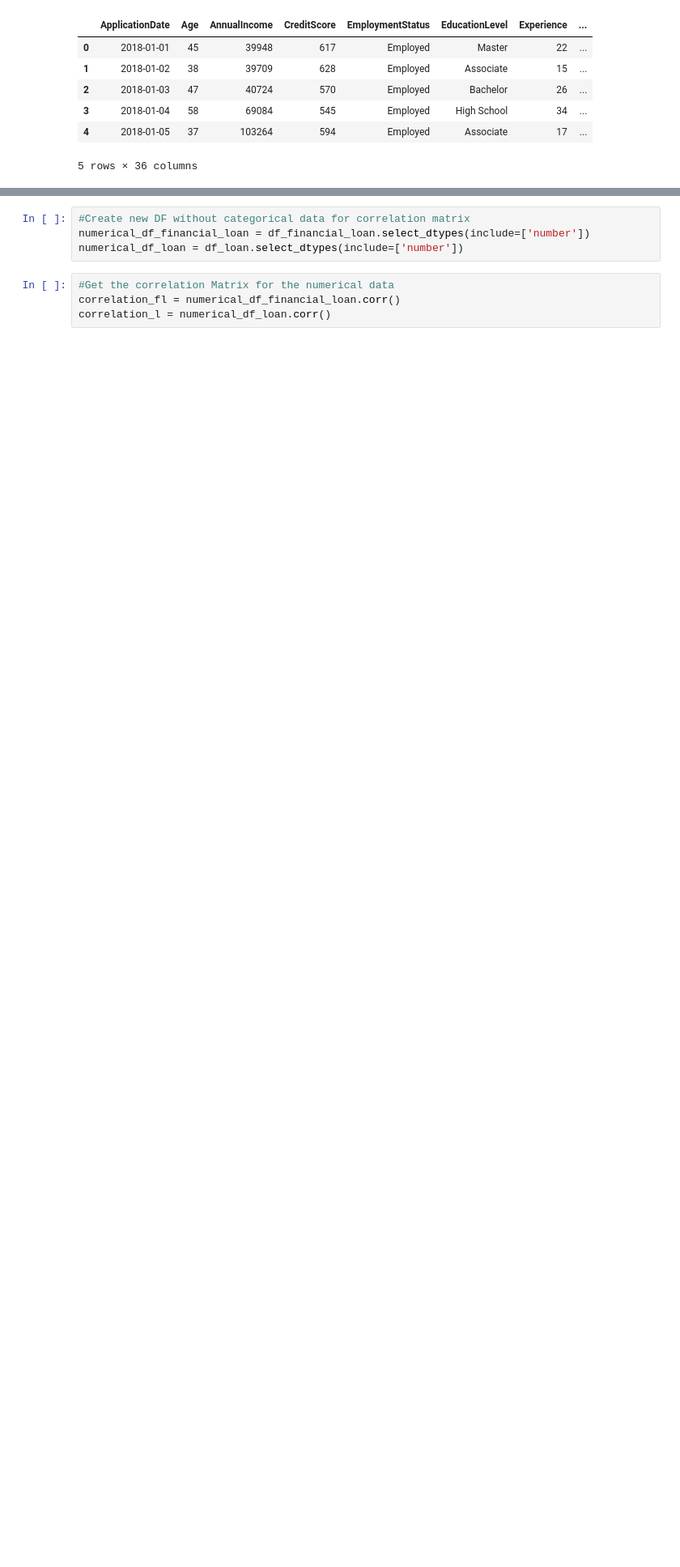
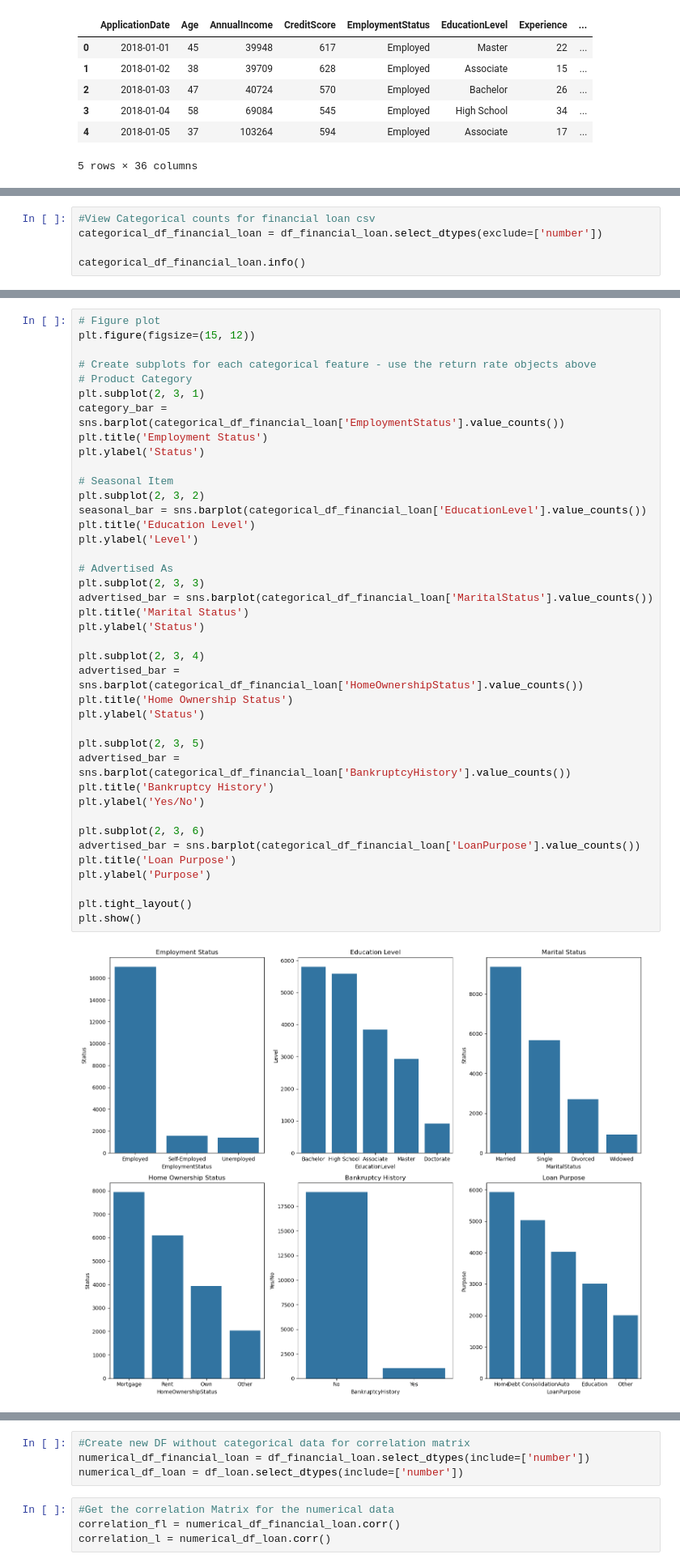
Before and after one commit to bluenets126/MachineLearning-Module8, a Jupyter notebook: financial_loan_risk.ipynb, the cells around one changed output, grey strips where cells are left out. Shown at 81% size. Cells and saved outputs as stored; diff of their text form; blank space fills up the shorter version.

```diff
--- a/financial_loan_risk.ipynb
+++ b/financial_loan_risk.ipynb
@@ -212,3 +219,8 @@ df_loan.hist(figsize=(24, 16), bins=30)
 plt.show()
 # %% [output]
 [figure]
+# %%
+#View Categorical counts for financial loan csv
+categorical_df_financial_loan = df_financial_loan.select_dtypes(exclude=['number'])
+
+categorical_df_financial_loan.info()
@@ -214,0 +242,42 @@ plt.show()
+# %%
+# Figure plot
+plt.figure(figsize=(15, 12))
+
+# Create subplots for each categorical feature - use the return rate objects above
+# Product Category
+plt.subplot(2, 3, 1)
+category_bar = sns.barplot(categorical_df_financial_loan['EmploymentStatus'].value_counts())
+plt.title('Employment Status')
+plt.ylabel('Status')
+
+# Seasonal Item
+plt.subplot(2, 3, 2)
+seasonal_bar = sns.barplot(categorical_df_financial_loan['EducationLevel'].value_counts())
+plt.title('Education Level')
+plt.ylabel('Level')
+
+# Advertised As
+plt.subplot(2, 3, 3)
+advertised_bar = sns.barplot(categorical_df_financial_loan['MaritalStatus'].value_counts())
+plt.title('Marital Status')
+plt.ylabel('Status')
+
+plt.subplot(2, 3, 4)
+advertised_bar = sns.barplot(categorical_df_financial_loan['HomeOwnershipStatus'].value_counts())
+plt.title('Home Ownership Status')
+plt.ylabel('Status')
+
+plt.subplot(2, 3, 5)
+advertised_bar = sns.barplot(categorical_df_financial_loan['BankruptcyHistory'].value_counts())
+plt.title('Bankruptcy History')
+plt.ylabel('Yes/No')
+
+plt.subplot(2, 3, 6)
+advertised_bar = sns.barplot(categorical_df_financial_loan['LoanPurpose'].value_counts())
+plt.title('Loan Purpose')
+plt.ylabel('Purpose')
+
+plt.tight_layout()
+plt.show()
+# %% [output]
+[figure, added]
```
Also changed, not shown: parts of 162 cells of this notebook.
